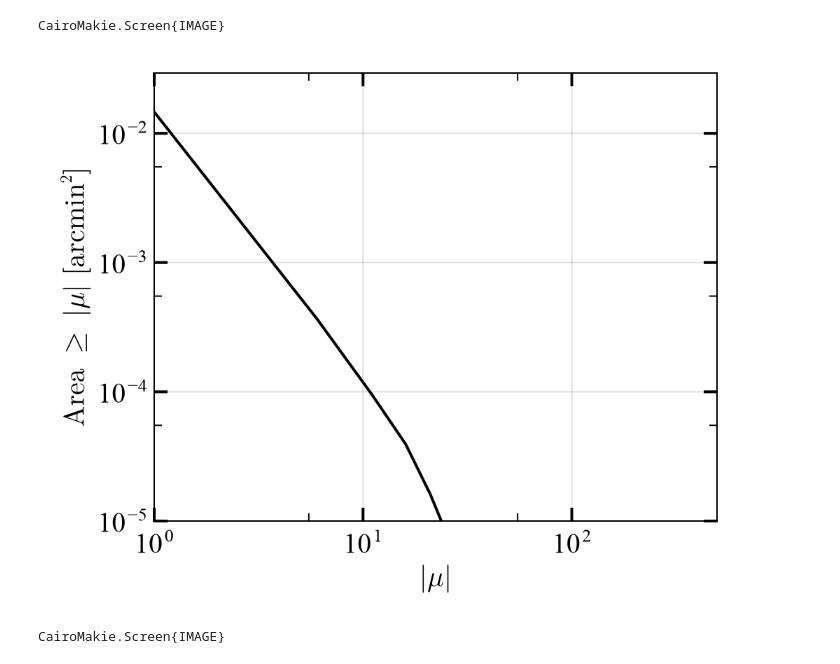
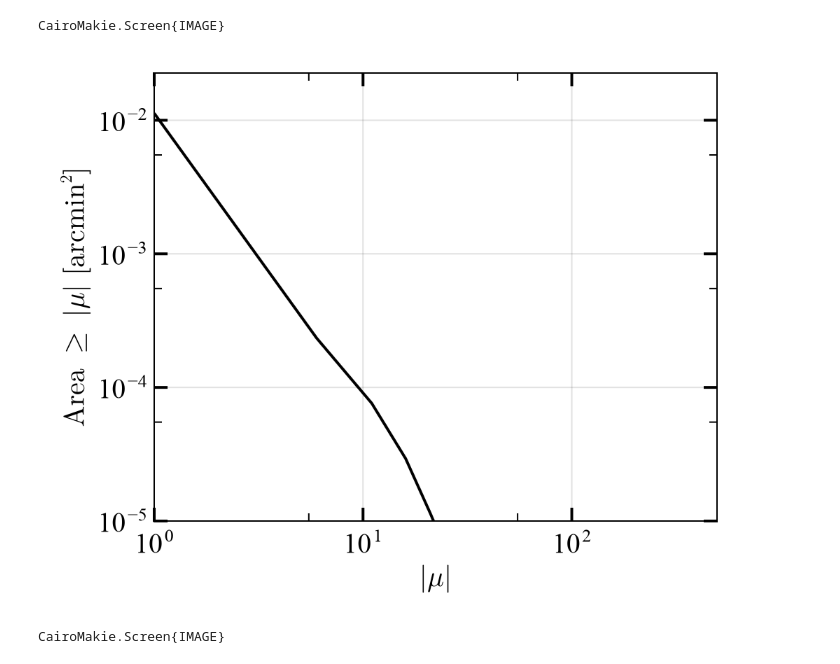
Before and after one commit to akmeena766/LensFactory_Examples, a Jupyter notebook: Example-2: Basic strong lensing.ipynb, the cells around one changed output. Saved outputs shown, nothing was run; the diff lists cells and outputs as text; code cells hidden in the pictures.

```diff
--- a/Example-2: Basic strong lensing.ipynb
+++ b/Example-2: Basic strong lensing.ipynb
@@ -125,8 +129,8 @@ display(fig)
 [figure]
 CairoMakie.Screen{IMAGE}
 # %%
-fig, ax = Lenses.plot_magnification_profile(lens, x, y, adis, plane=:source)
+fig, ax = Lenses.plot_magnification_profile(lens, x, y, adis; plane=:source, rays_per_pixel=10)
 display(fig)
 # %% [output]
-[figure, old version]
+[figure, new version]
 CairoMakie.Screen{IMAGE}
```
Also changed, not shown: parts of 2 cells of this notebook, 1 other file.
